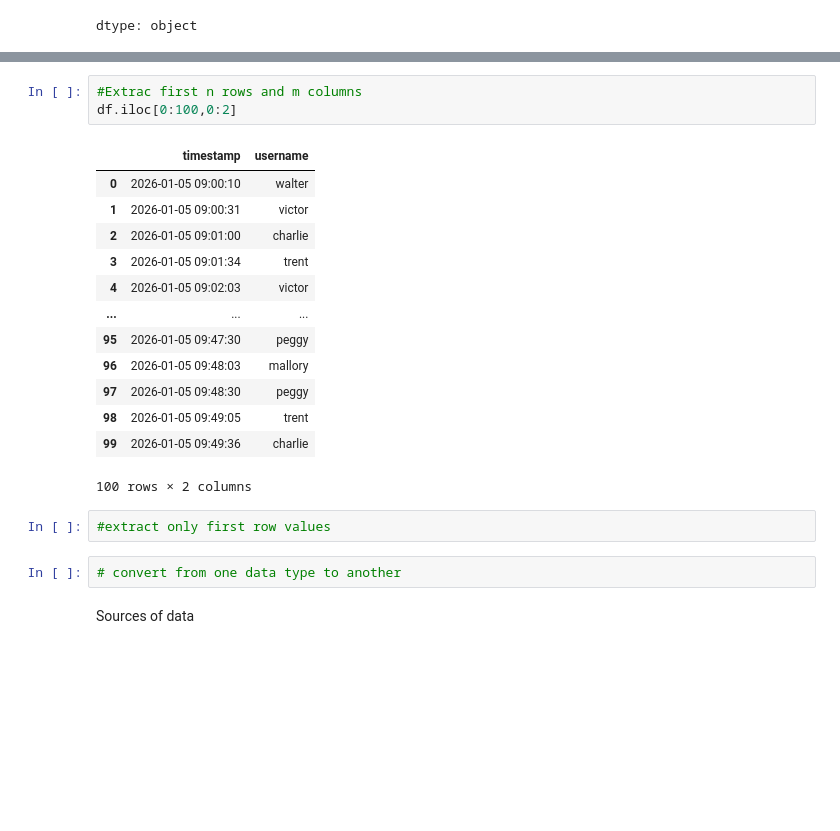
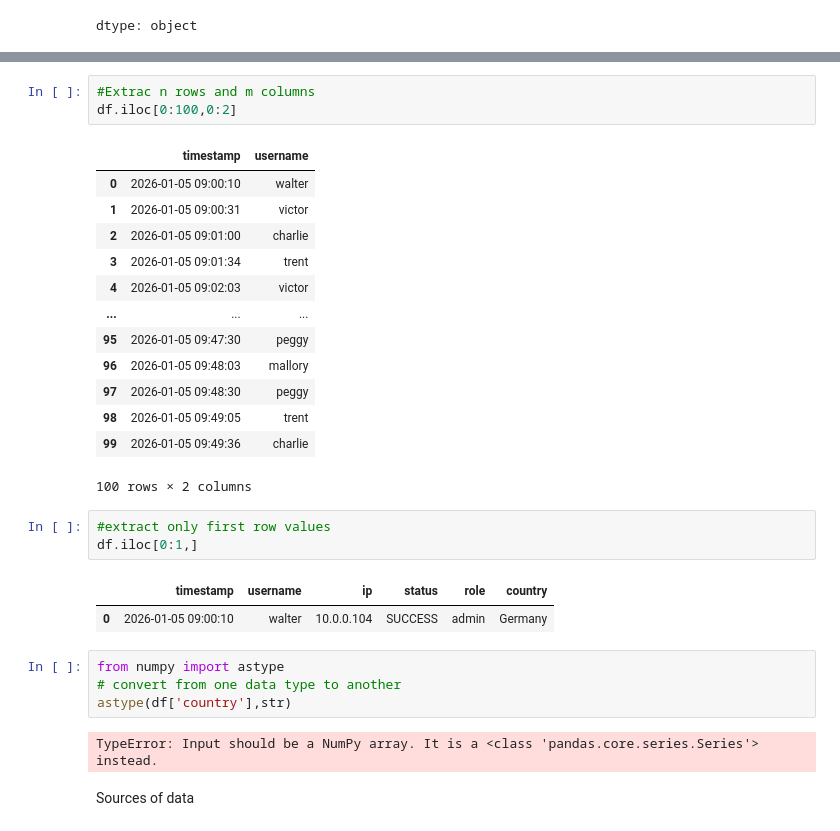
Before and after one commit to Sru-j/daily_lab_activities, a Jupyter notebook: MLC_6S.ipynb, the cells around one changed output, grey strips where cells are left out. Cells and saved outputs as stored; diff of their text form; blank space fills up the shorter version.

```diff
--- a/MLC_6S.ipynb
+++ b/MLC_6S.ipynb
@@ -207,5 +208,5 @@ df.iloc[:,:1]
 # %%
-#Extrac first n rows and m columns
+#Extrac n rows and m columns
 df.iloc[0:100,0:2]
 # %% [output]
 |  | timestamp | username |
@@ -223,7 +224,15 @@ df.iloc[0:100,0:2]
 100 rows × 2 columns
 # %%
 #extract only first row values
+df.iloc[0:1,]
+# %% [output]
+|  | timestamp | username | ip | status | role | country |
+| 0 | 2026-01-05 09:00:10 | walter | 10.0.0.104 | SUCCESS | admin | Germany |
 # %%
+from numpy import astype
 # convert from one data type to another
+astype(df['country'],str)
+# %% [output]
+TypeError: Input should be a NumPy array. It is a <class 'pandas.core.series.Series'> instead.
 # %% [markdown]
 Sources of data
```
Also changed, not shown: parts of 1 cell of this notebook.
